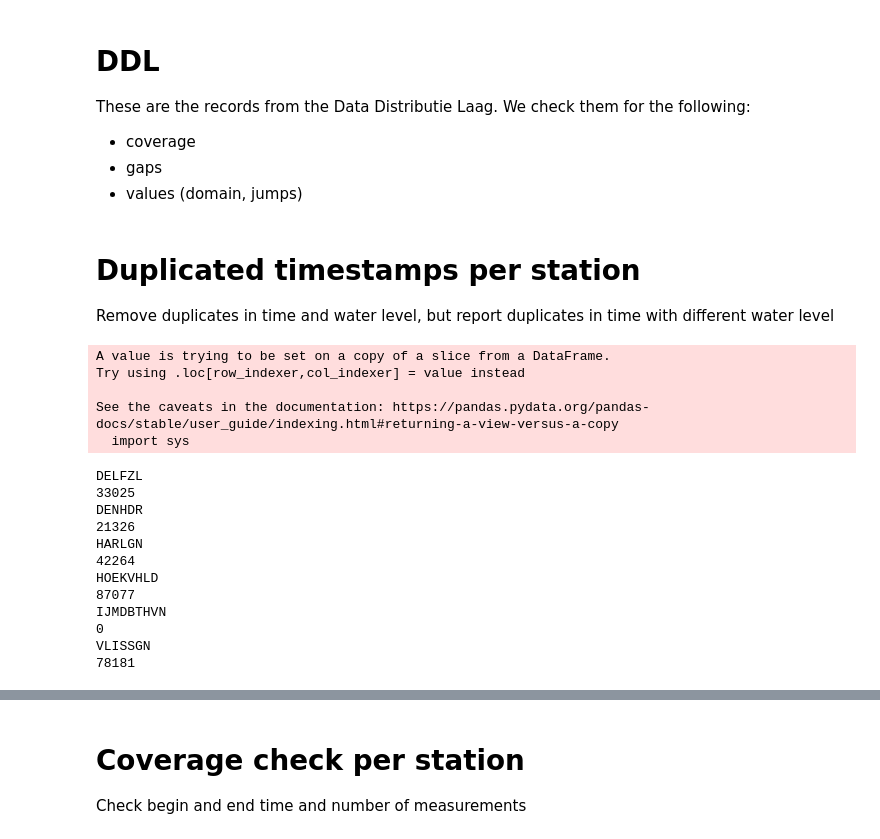
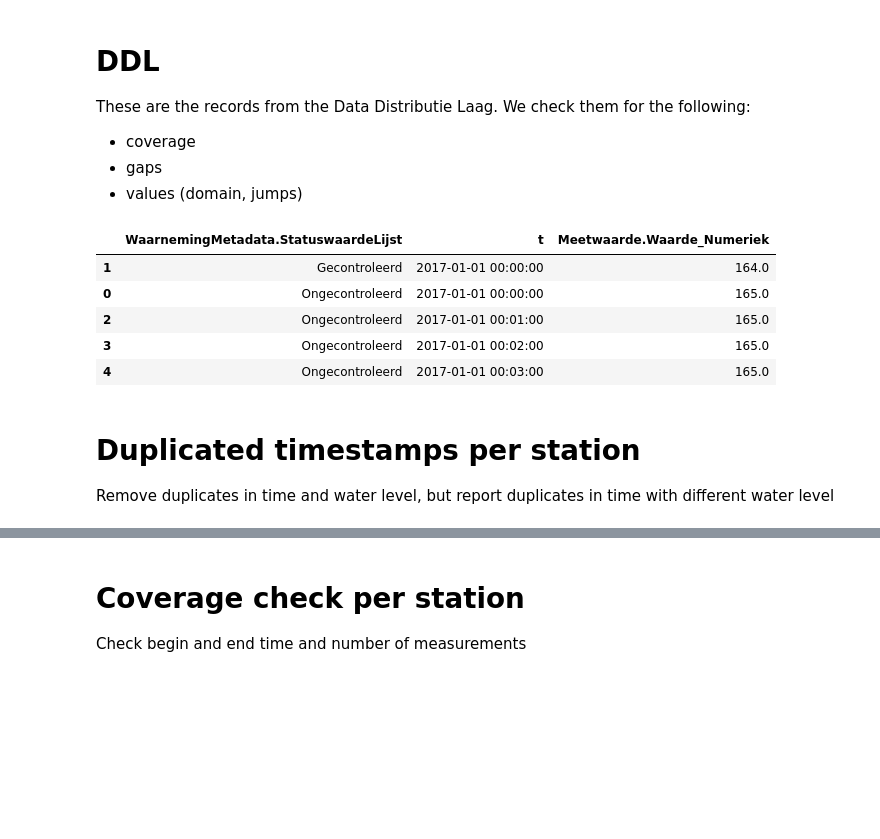
Before and after one commit to openearth/sealevel, a Jupyter notebook: notebooks/validation/current year validation.ipynb, the cells around one changed output, grey strips where cells are left out. Cells and saved outputs as stored; diff of their text form; code cells hidden in the pictures; blank space fills up the shorter version.

```diff
--- a/notebooks/validation/current year validation.ipynb
+++ b/notebooks/validation/current year validation.ipynb
@@ -180,35 +180,36 @@ grouped = all_df.groupby('station') #### Not necesary as all_df already is group
+# %%
+# Read the ddl
+all_measurements = {}
+
+for id_ in ids:
+    data_dir = pathlib.Path('../../data/ddl/raw/')
+    filename= "{}_OW_cm_WATHTE_NAP_NVT.csv".format(id_)
+    measurements = pd.read_csv(data_dir / filename, parse_dates= ['t']) #pd.read_pickle(name)
+    # date in original data messy
+    measurements = measurements.sort_values(by= ['t']).reset_index().drop('index', axis=1) #new line
+    if ('Unnamed: 0' in measurements.columns):
+        measurements.drop('Unnamed: 0', axis=1, inplace= True)
+    measurements['station'] = id_
+    all_measurements[id_] = measurements
+
+all_df = pd.concat(all_measurements) # concat on dictionary
+# group per station
+grouped = all_df.groupby('station') #### Not necesary as all_df already is grouped
+# %%
+# We need to organize the data b the quality (WaarnemingMetadata.StatuswaardeLijst):
+# Gecontroleerd or Ongecontroleerd, to remove duplicated values (keepeing the first record: the Gecontroleerd one)
+for id_ in ids:
+    all_measurements[id_].sort_values(by= ['t', 'WaarnemingMetadata.StatuswaardeLijst'], inplace= True)
+# %%
+# check for duplicates
+all_measurements['DELFZL'][['WaarnemingMetadata.StatuswaardeLijst', 't', 'Meetwaarde.Waarde_Numeriek']].head()
+# %% [output]
+|  | WaarnemingMetadata.StatuswaardeLijst | t | Meetwaarde.Waarde_Numeriek |
+| 1 | Gecontroleerd | 2017-01-01 00:00:00 | 164.0 |
+| 0 | Ongecontroleerd | 2017-01-01 00:00:00 | 165.0 |
+| 2 | Ongecontroleerd | 2017-01-01 00:01:00 | 165.0 |
+| 3 | Ongecontroleerd | 2017-01-01 00:02:00 | 165.0 |
+| 4 | Ongecontroleerd | 2017-01-01 00:03:00 | 165.0 |
 # %% [markdown]
 # Duplicated timestamps per station
 Remove duplicates in time and water level, but report duplicates in time with different water level
-# %%
-duplicates= {}
-for station in ids:
-    dup_df = all_measurements[station].drop_duplicates(subset=['t', 'Meetwaarde.Waarde_Numeriek'])
-    d1 = dup_df[dup_df.duplicated(subset= 't', keep= 'first')]
-
-    duplicate_t = dup_df[dup_df.duplicated(subset= 't', keep= False)]
-    duplicate_t['station'] = station
-    duplicates[station] = duplicate_t[['station','t', 'Meetwaarde.Waarde_Numeriek']]
-    print(station)
-    print(d1.shape[0])
-
-
-all_duplicates = pd.concat(duplicates)
-# %% [output]
-A value is trying to be set on a copy of a slice from a DataFrame.
-Try using .loc[row_indexer,col_indexer] = value instead
-
-See the caveats in the documentation: https://pandas.pydata.org/pandas-docs/stable/user_guide/indexing.html#returning-a-view-versus-a-copy
-  import sys
-DELFZL
-33025
-DENHDR
-21326
-HARLGN
-42264
-HOEKVHLD
-87077
-IJMDBTHVN
-0
-VLISSGN
-78181
```
Also changed, not shown: parts of 19 cells of this notebook, 1 other file.
